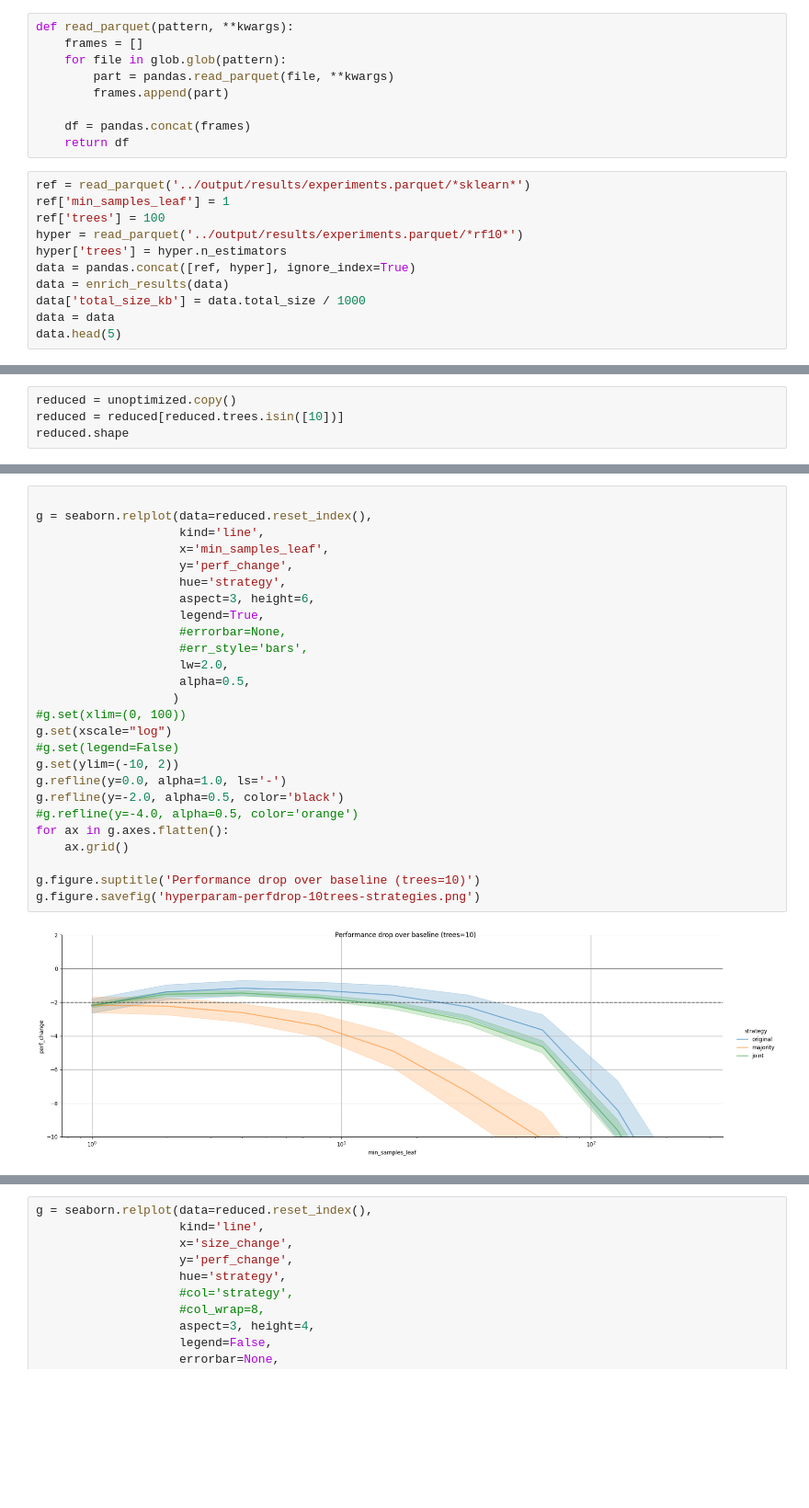
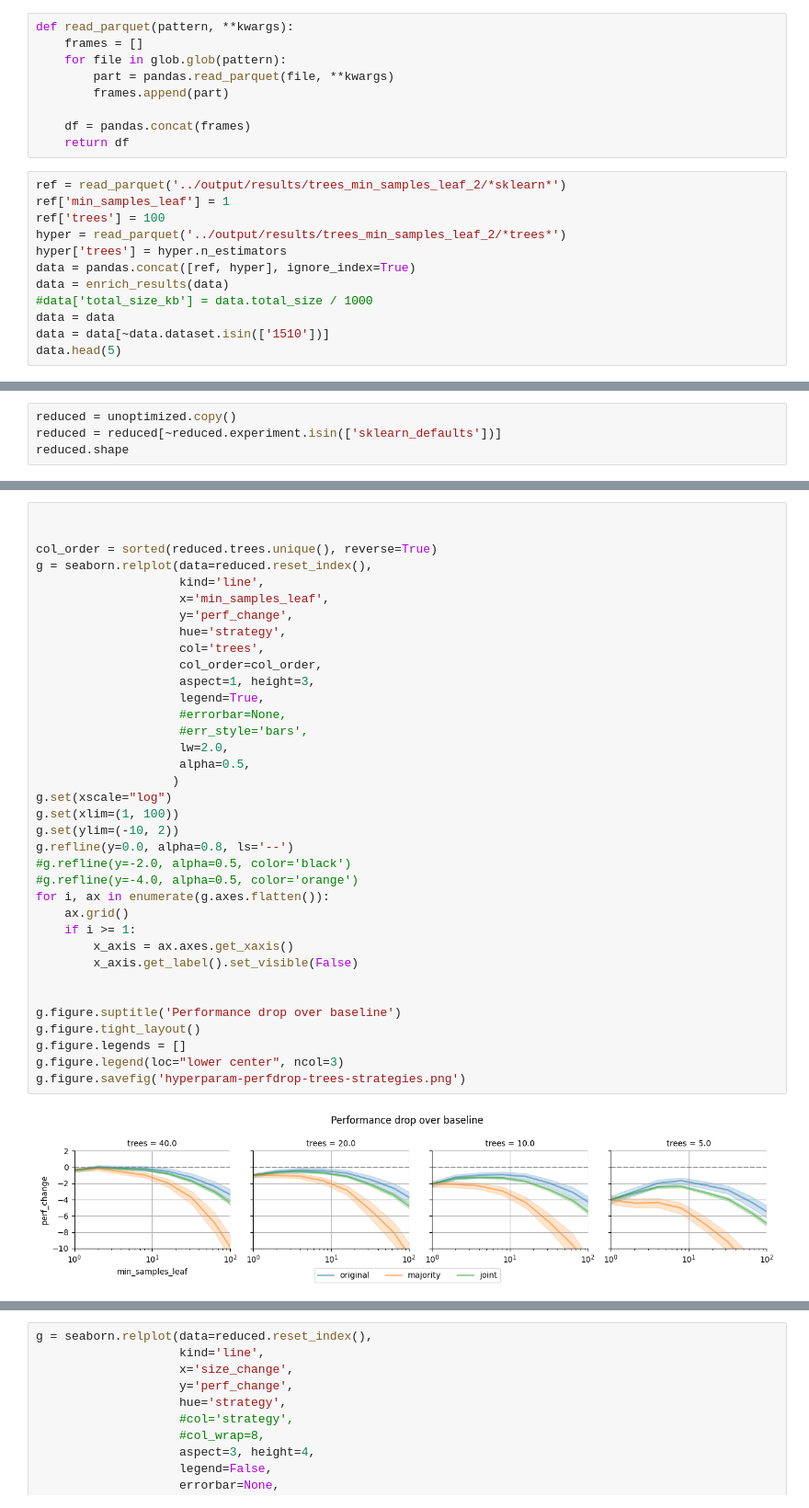
Before and after one commit to jonnor/leaf-clustering, a Jupyter notebook: notebooks/Hyperparameters.ipynb, the cells around one changed output, grey strips where cells are left out. Shown at 92% size. Saved outputs shown, nothing was run; the diff lists cells and outputs as text; blank space fills up the shorter version.

Commit message:
Add results showing limitation of majority voting

```diff
--- a/notebooks/Hyperparameters.ipynb
+++ b/notebooks/Hyperparameters.ipynb
@@ -24,15 +27,16 @@ def read_parquet(pattern, **kwargs):
     df = pandas.concat(frames)
     return df
 # %%
-ref = read_parquet('../output/results/experiments.parquet/*sklearn*')
+ref = read_parquet('../output/results/trees_min_samples_leaf_2/*sklearn*')
 ref['min_samples_leaf'] = 1
 ref['trees'] = 100
-hyper = read_parquet('../output/results/experiments.parquet/*rf10*')
+hyper = read_parquet('../output/results/trees_min_samples_leaf_2/*trees*')
 hyper['trees'] = hyper.n_estimators
 data = pandas.concat([ref, hyper], ignore_index=True)
 data = enrich_results(data)
-data['total_size_kb'] = data.total_size / 1000
+#data['total_size_kb'] = data.total_size / 1000
 data = data
+data = data[~data.dataset.isin(['1510'])]
 data.head(5)
 # %% [output]
 |  | leaves_per_class | leaf_bits | split | test_nodes | test_leaves | test_leafsize | test_uniqueleaves | ... |
@@ -90,5 +122,5 @@ unoptimized.head(1)
 # %%
 reduced = unoptimized.copy()
-reduced = reduced[reduced.trees.isin([10])]
+reduced = reduced[~reduced.experiment.isin(['sklearn_defaults'])]
 reduced.shape
 # %% [output]
@@ -96,31 +131,41 @@ reduced.shape
 # %%
 
+
+col_order = sorted(reduced.trees.unique(), reverse=True)
 g = seaborn.relplot(data=reduced.reset_index(),
                     kind='line',
                     x='min_samples_leaf',
                     y='perf_change',
                     hue='strategy',
-                    aspect=3, height=6,
+                    col='trees',
+                    col_order=col_order,
+                    aspect=1, height=3,
                     legend=True,
                     #errorbar=None,
                     #err_style='bars',
                     lw=2.0,
                     alpha=0.5,
                    )
-#g.set(xlim=(0, 100))
 g.set(xscale="log")
-#g.set(legend=False)
+g.set(xlim=(1, 100))
 g.set(ylim=(-10, 2))
-g.refline(y=0.0, alpha=1.0, ls='-')
-g.refline(y=-2.0, alpha=0.5, color='black')
+g.refline(y=0.0, alpha=0.8, ls='--')
+#g.refline(y=-2.0, alpha=0.5, color='black')
 #g.refline(y=-4.0, alpha=0.5, color='orange')
-for ax in g.axes.flatten():
+for i, ax in enumerate(g.axes.flatten()):
     ax.grid()
+    if i >= 1:
+        x_axis = ax.axes.get_xaxis()
+        x_axis.get_label().set_visible(False)
 
-g.figure.suptitle('Performance drop over baseline (trees=10)')
-g.figure.savefig('hyperparam-perfdrop-10trees-strategies.png')
+
+g.figure.suptitle('Performance drop over baseline')
+g.figure.tight_layout()
+g.figure.legends = []
+g.figure.legend(loc="lower center", ncol=3)
+g.figure.savefig('hyperparam-perfdrop-trees-strategies.png')
 # %% [output]
-[figure, old version]
+[figure, new version]
 # %%
 g = seaborn.relplot(data=reduced.reset_index(),
                     kind='line',
```
Also changed, not shown: parts of 8 cells of this notebook, 1 other file.
